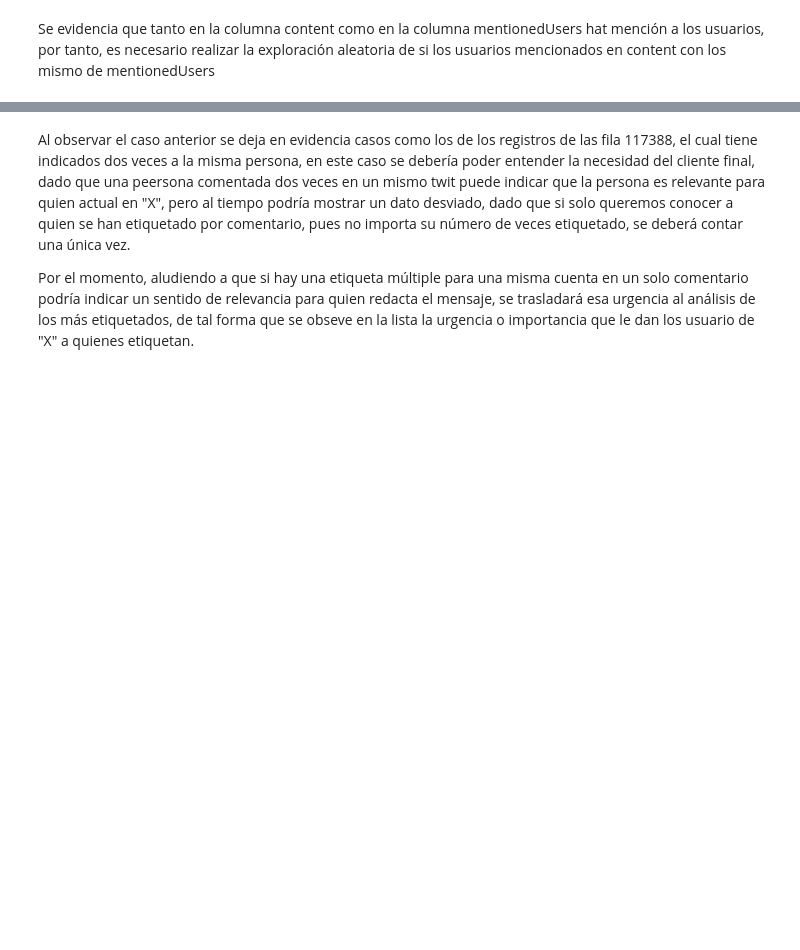
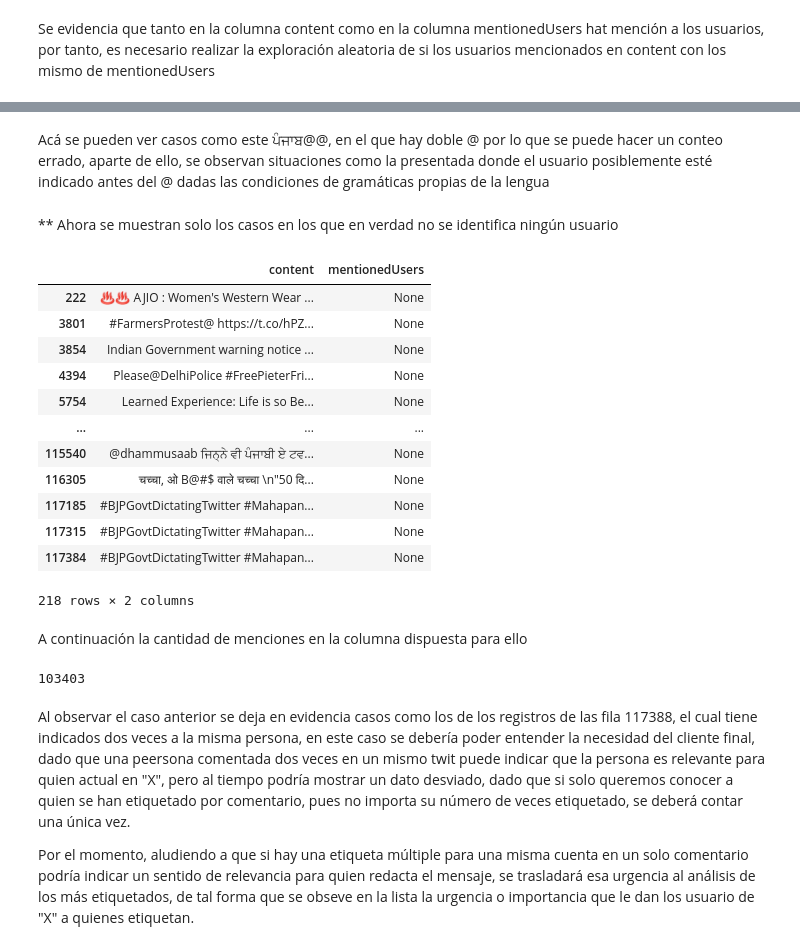
Before and after one commit to smaciasg/latam-challenge, a Jupyter notebook: src/challenge.ipynb, the cells around one changed output, grey strips where cells are left out. Drawn from its saved outputs; the diff is of its cells as text; code cells hidden in the pictures; blank space fills up the shorter version.

```diff
--- a/src/challenge.ipynb
+++ b/src/challenge.ipynb
@@ -452,3 +744,29 @@ display(resultado2)
+# %% [markdown]
+Acá se pueden ver casos como este ਪੰਜਾਬ@@, en el que hay doble @ por lo que se puede hacer un conteo errado, aparte de ello, se observan situaciones como la presentada donde el usuario posiblemente esté indicado antes del @ dadas las condiciones de gramáticas propias de la lengua
+# %% [markdown]
+** Ahora se muestran solo los casos en los que en verdad no se identifica ningún usuario
+# %%
+resultado1[(resultado1['content'].str.count('@') != resultado1['mentionedUsers'].apply(lambda x: len(x) if x is not None else 0)) & (resultado1['mentionedUsers'].isnull())][['content','mentionedUsers']]
+# %% [output]
+|  | content | mentionedUsers |
+| 222 | ♨️♨️ AJIO : Women's Western Wear ... | None |
+| 3801 | #FarmersProtest@ https://t.co/hPZ... | None |
+| 3854 | Indian Government warning notice ... | None |
+| 4394 | Please@DelhiPolice #FreePieterFri... | None |
+| 5754 | Learned Experience: Life is so Be... | None |
+| ... | ... | ... |
+| 115540 | @dhammusaab ਜਿਨ੍ਨੇ ਵੀ ਪੰਜਾਬੀ ਏ ਟਵ... | None |
+| 116305 | चच्चा, ओ B@#$ वाले चच्चा \n"50 दि... | None |
+| 117185 | #BJPGovtDictatingTwitter #Mahapan... | None |
+| 117315 | #BJPGovtDictatingTwitter #Mahapan... | None |
+| 117384 | #BJPGovtDictatingTwitter #Mahapan... | None |
+218 rows × 2 columns
+# %% [markdown]
+A continuación la cantidad de menciones en la columna dispuesta para ello
+# %%
+len(resultado2)-resultado2['mentionedUsers'].isnull().sum()
+# %% [output]
+103403
 # %% [markdown]
 Al observar el caso anterior se deja en evidencia casos como los de los registros de las fila 117388, el cual tiene indicados dos veces a la misma persona, en este caso se debería poder entender la necesidad del cliente final, dado que una peersona comentada dos veces en un mismo twit puede indicar que la persona es relevante para quien actual en "X", pero al tiempo podría mostrar un dato desviado, dado que si solo queremos conocer a quien se han etiquetado por comentario, pues no importa su número de veces etiquetado, se deberá contar una única vez.
 
```
Also changed, not shown: parts of 53 cells of this notebook, 8 other files.
